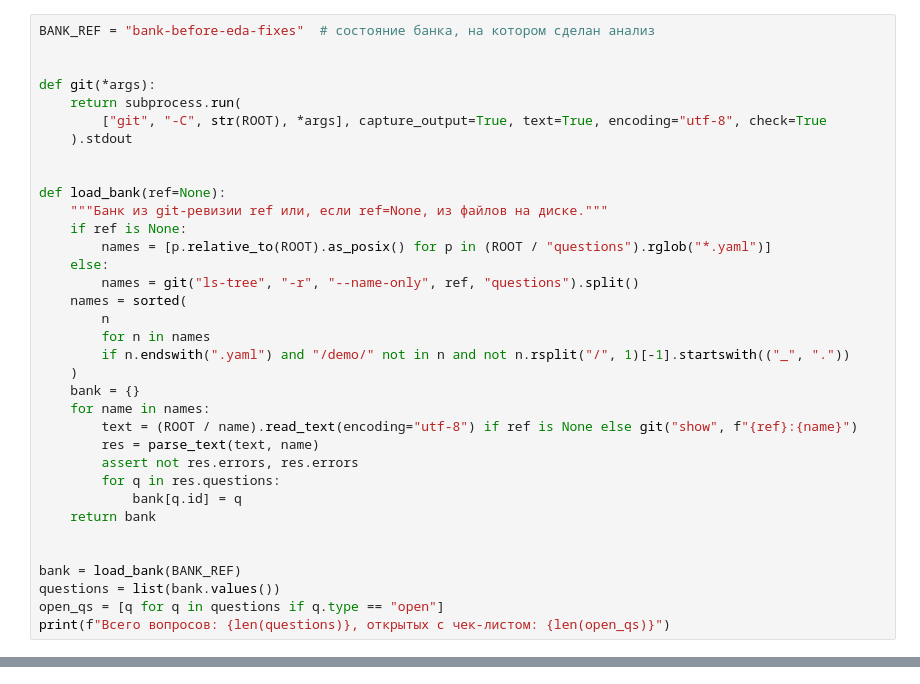
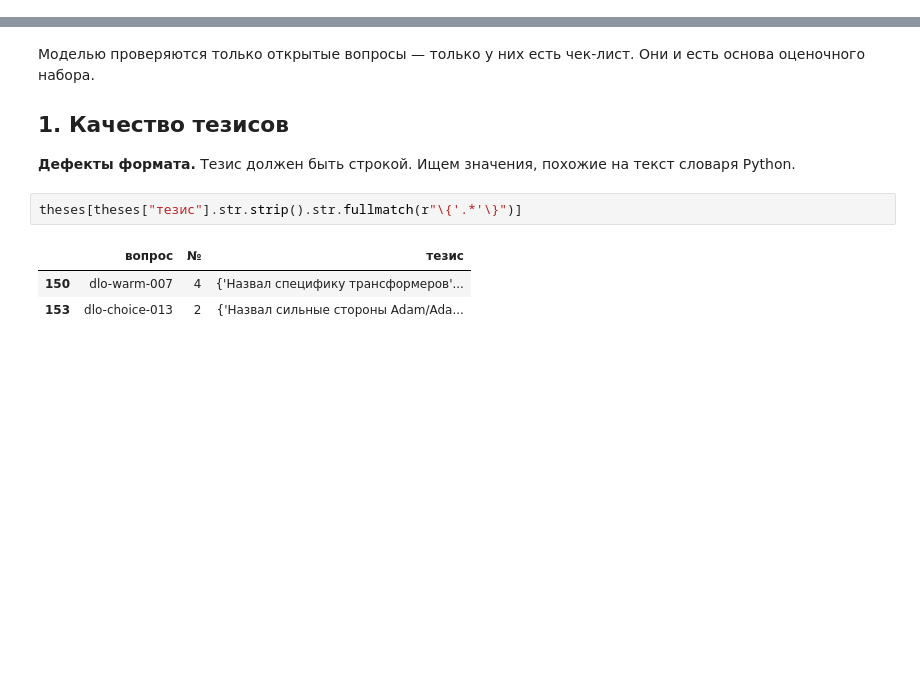
Before and after one commit to egorsorvin/ml-interview-trainer, a Jupyter notebook: notebooks/01_question_bank_eda.ipynb, the cells around one changed output, grey strips where cells are left out. Saved outputs shown, nothing was run; the diff lists cells and outputs as text; blank space fills up the shorter version.

Commit message:
EDA notebook: shorten to decision-relevant checks (thesis quality, near-duplicates, before/after)

```diff
--- a/notebooks/01_question_bank_eda.ipynb
+++ b/notebooks/01_question_bank_eda.ipynb
@@ -42,35 +0,0 @@ plt.rcParams.update({"figure.dpi": 110, "axes.spines.top": False, "axes.spines.r
-# %%
-BANK_REF = "bank-before-eda-fixes"  # состояние банка, на котором сделан анализ
-
-
-def git(*args):
-    return subprocess.run(
-        ["git", "-C", str(ROOT), *args], capture_output=True, text=True, encoding="utf-8", check=True
-    ).stdout
-
-
-def load_bank(ref=None):
-    """Банк из git-ревизии ref или, если ref=None, из файлов на диске."""
-    if ref is None:
-        names = [p.relative_to(ROOT).as_posix() for p in (ROOT / "questions").rglob("*.yaml")]
-    else:
-        names = git("ls-tree", "-r", "--name-only", ref, "questions").split()
-    names = sorted(
-        n
-        for n in names
-        if n.endswith(".yaml") and "/demo/" not in n and not n.rsplit("/", 1)[-1].startswith(("_", "."))
-    )
-    bank = {}
-    for name in names:
-        text = (ROOT / name).read_text(encoding="utf-8") if ref is None else git("show", f"{ref}:{name}")
-        res = parse_text(text, name)
-        assert not res.errors, res.errors
-        for q in res.questions:
-            bank[q.id] = q
-    return bank
-
-
-bank = load_bank(BANK_REF)
-questions = list(bank.values())
-open_qs = [q for q in questions if q.type == "open"]
-print(f"Всего вопросов: {len(questions)}, открытых с чек-листом: {len(open_qs)}")
@@ -456,0 +69,12 @@ theses_after[theses_after["категория"] == "составной"][["во
+# %% [markdown]
+Моделью проверяются только открытые вопросы — только у них есть чек-лист. Они и есть основа оценочного набора.
+
+## 1. Качество тезисов
+
+**Дефекты формата.** Тезис должен быть строкой. Ищем значения, похожие на текст словаря Python.
+# %%
+theses[theses["тезис"].str.strip().str.fullmatch(r"\{'.*'\}")]
+# %% [output]
+|  | вопрос | № | тезис |
+| 150 | dlo-warm-007 | 4 | {'Назвал специфику трансформеров'... |
+| 153 | dlo-choice-013 | 2 | {'Назвал сильные стороны Adam/Ada... |
```
Also changed, not shown: parts of 40 cells of this notebook.
